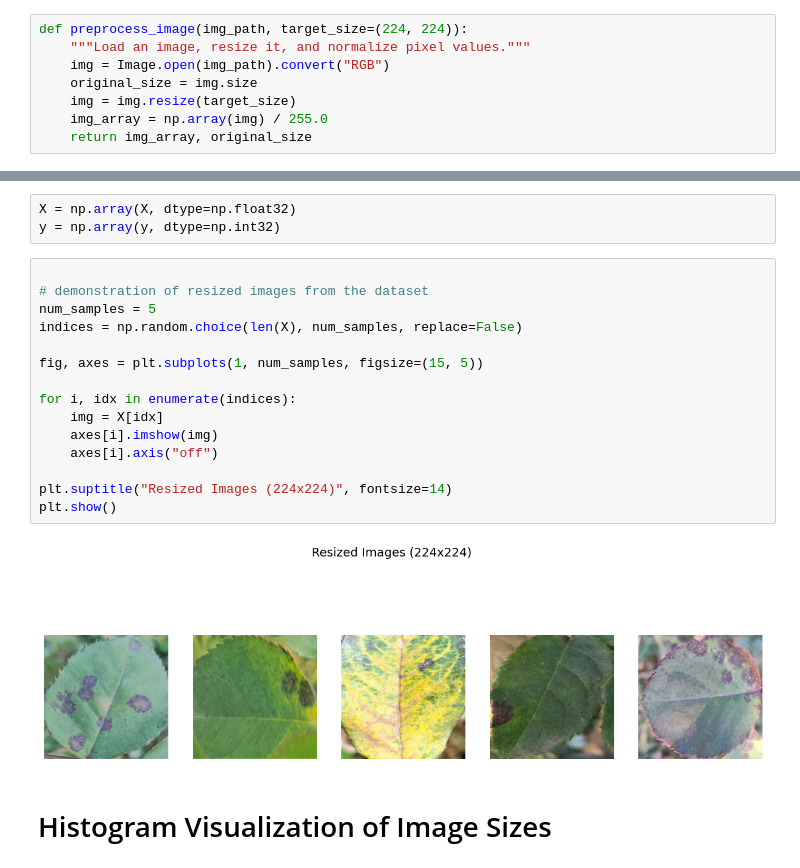
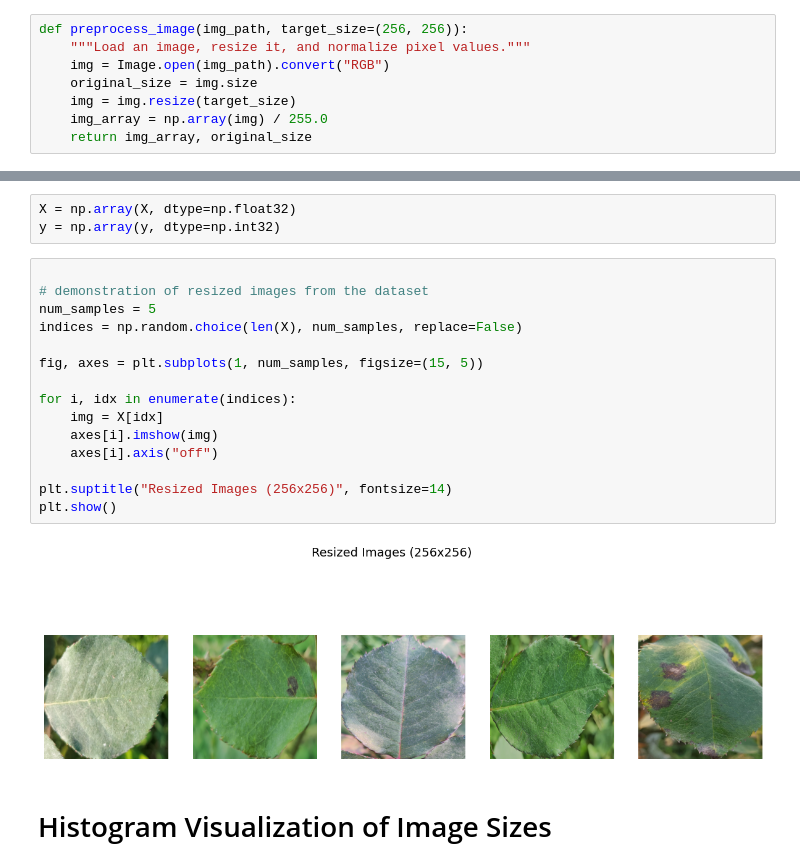
Before and after one commit to laurenwhitmore/Rose-Leaf-Detection, a Jupyter notebook: Original Dataset/data_preprocessing.ipynb, the cells around one changed output, grey strips where cells are left out. Cells and saved outputs as stored; diff of their text form.

```diff
--- a/Original Dataset/data_preprocessing.ipynb
+++ b/Original Dataset/data_preprocessing.ipynb
@@ -17,7 +17,7 @@ X = []
 y = []
 image_sizes = []
 # %%
-def preprocess_image(img_path, target_size=(224, 224)):
+def preprocess_image(img_path, target_size=(256, 256)):
     """Load an image, resize it, and normalize pixel values."""
     img = Image.open(img_path).convert("RGB")
     original_size = img.size
@@ -43,20 +43,20 @@ y = np.array(y, dtype=np.int32)
 # %%
 
 # demonstration of resized images from the dataset
 num_samples = 5
 indices = np.random.choice(len(X), num_samples, replace=False)
 
 fig, axes = plt.subplots(1, num_samples, figsize=(15, 5))
 
 for i, idx in enumerate(indices):
     img = X[idx]
     axes[i].imshow(img)
     axes[i].axis("off")
 
-plt.suptitle("Resized Images (224x224)", fontsize=14)
+plt.suptitle("Resized Images (256x256)", fontsize=14)
 plt.show()
 # %% [output]
-[figure, old version]
+[figure, new version]
 # %% [markdown]
 # Histogram Visualization of Image Sizes
 # %%
```
Also changed, not shown: parts of 1 cell of this notebook.
